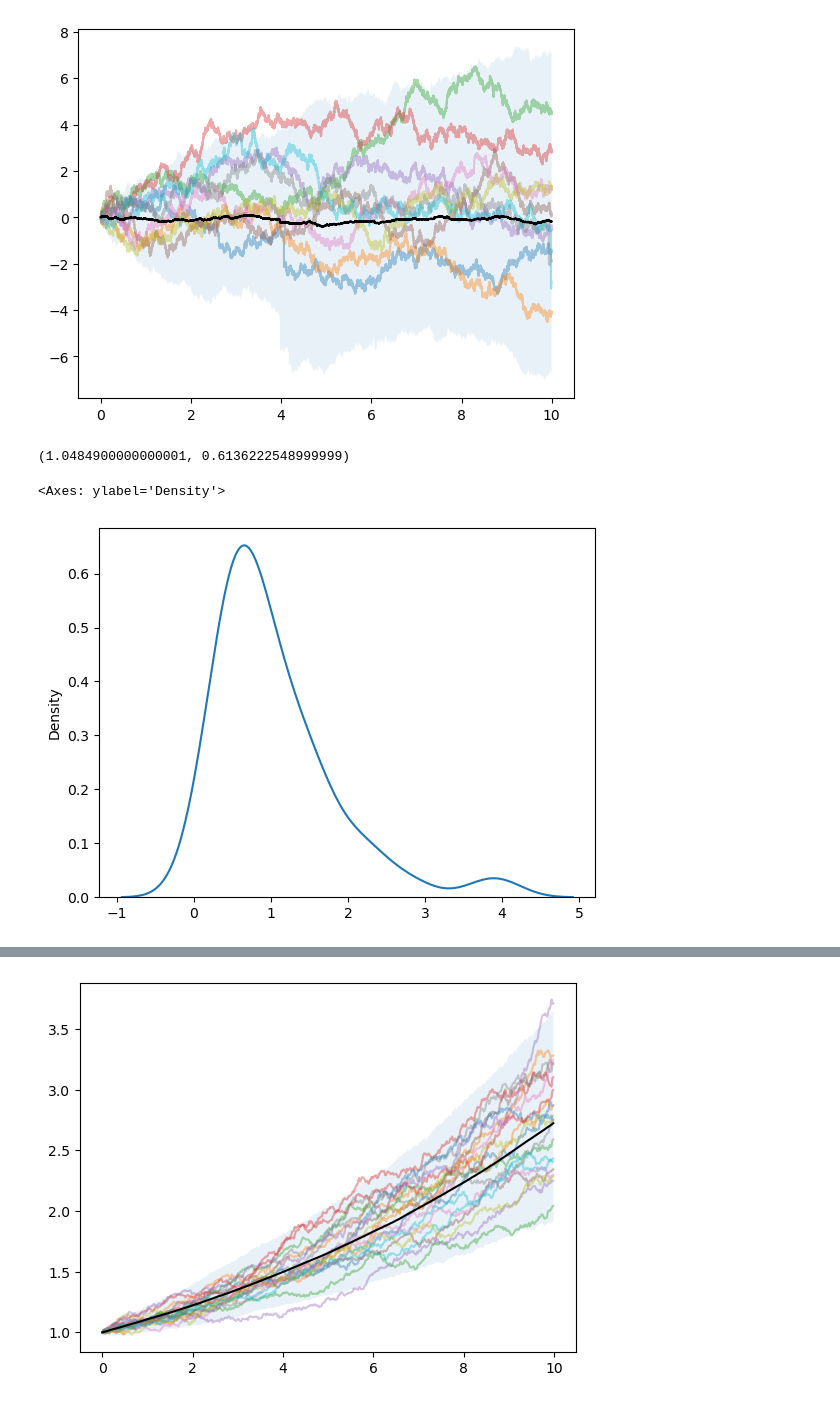
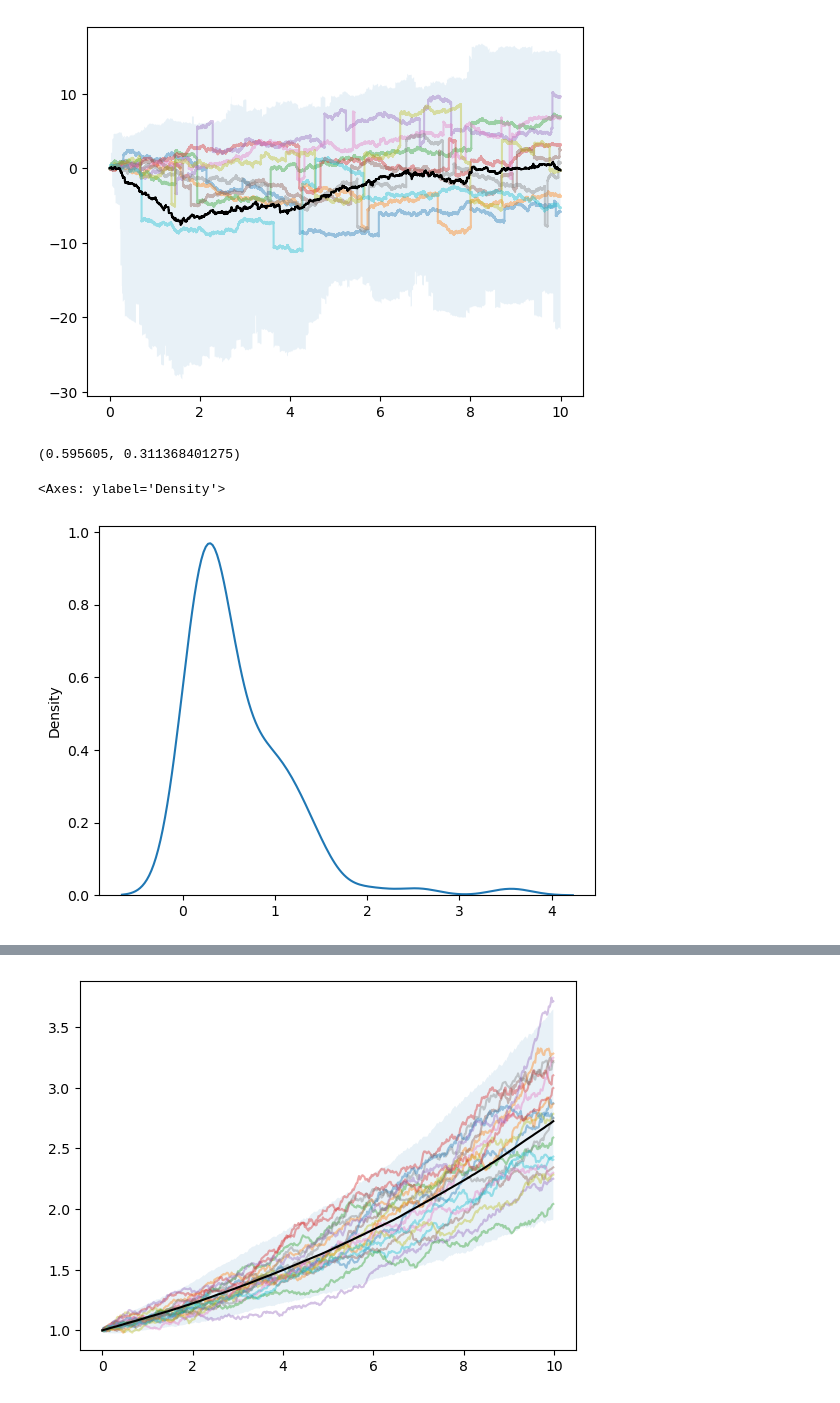
Before and after one commit to Sgouwens/stochasticcalc, a Jupyter notebook: sp_notebook.ipynb, the cells around one changed output, grey strips where cells are left out. Drawn from its saved outputs; the diff is of its cells as text; code cells hidden in the pictures.

```diff
--- a/sp_notebook.ipynb
+++ b/sp_notebook.ipynb
@@ -26,13 +26,13 @@ process.plot_solution(t, Xt, num_max=10)
 # %%
 # from stochastic_processes import StochasticProcess
-process = StochasticProcess(time=10, timestep=0.0005, number=100, poisson_rate=25, shape=0.5, scale=1)
+process = StochasticProcess(time=10, timestep=0.0001, number=100, poisson_rate=1, shape=1, scale=1)
 t, Xt = process.levyprocess()
 
 process.plot_solution(t, Xt, with_mean=True, num_max=10)
 process.stoppingstatistics(Xt, t, tau=1)
 # %% [output]
-[figure, old version]
+[figure, new version]
-(1.0484900000000001, 0.6136222548999999)
+(0.595605, 0.311368401275)
 # %%
 stopping_indices = process.findstoppingindices(Xt, tau=1)
 stopping_times = t[stopping_indices]
@@ -40,7 +40,7 @@ stopping_times = t[stopping_indices]
 sns.kdeplot(stopping_times)
 # %% [output]
 <Axes: ylabel='Density'>
-[figure, old version]
+[figure, new version]
 # %%
 f_function = lambda t, x: np.sin(t) + x
 
```
Also changed, not shown: parts of 12 cells of this notebook, 1 other file.
